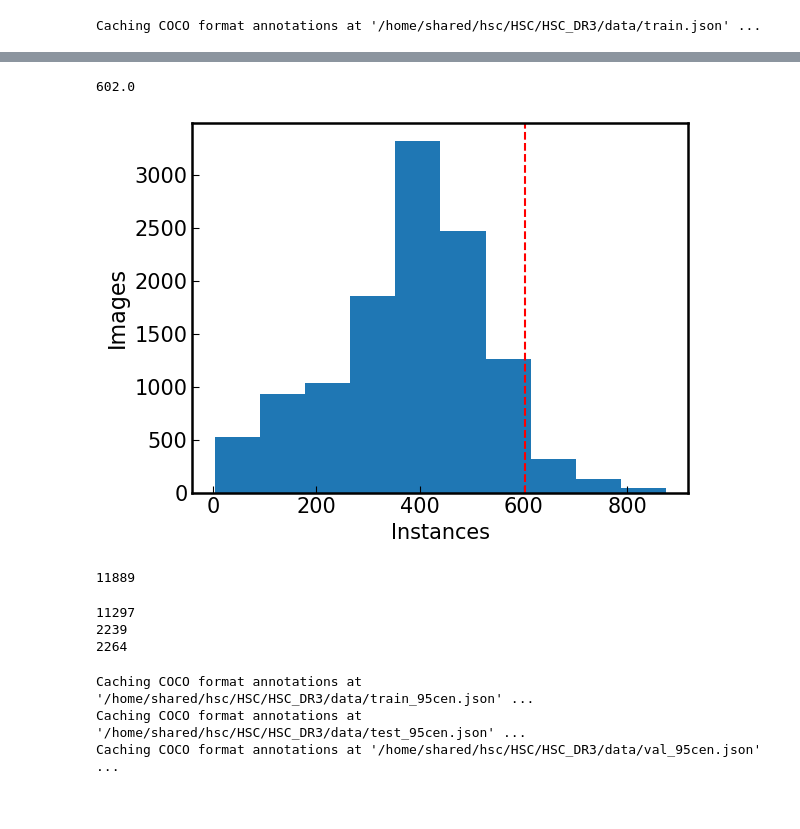
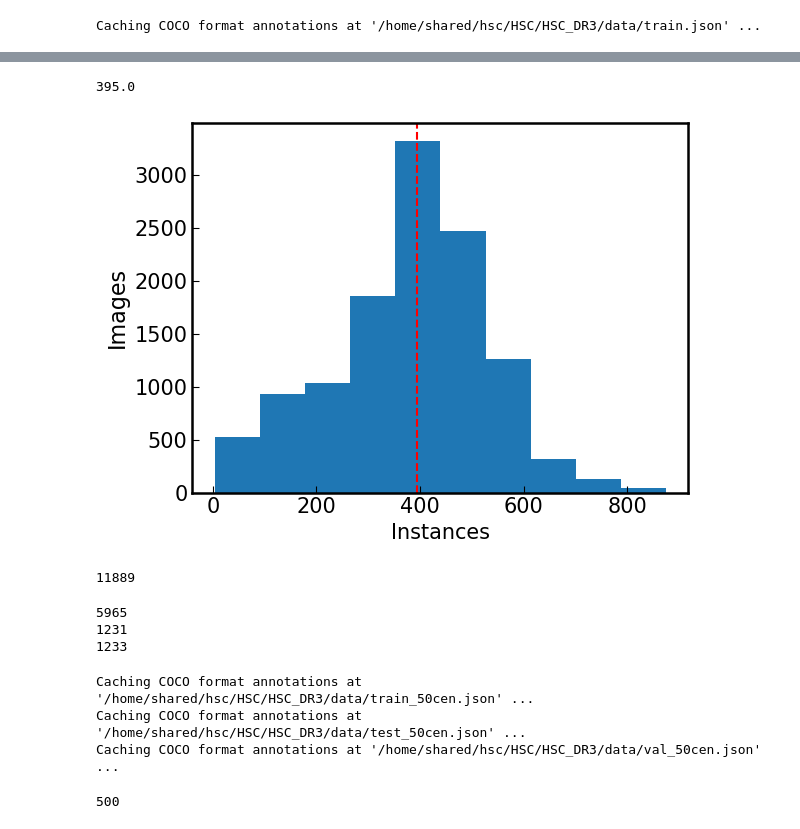
Before and after one commit to burke86/deepdisc, a Jupyter notebook: format_hsc_data.ipynb, the cells around one changed output, grey strips where cells are left out. Cells and saved outputs as stored; diff of their text form; code cells hidden in the pictures.

```diff
--- a/format_hsc_data.ipynb
+++ b/format_hsc_data.ipynb
@@ -303,17 +309,17 @@ for i in range(len(dataset_dicts['train'])):
     instances_list.append(instances)
 instances_list = np.array(instances_list)
 # %%
-pcen = np.percentile(instances_list,95)
+pcen = np.percentile(instances_list,50)
 print(pcen)
 plt.hist(instances_list)
 plt.axvline(pcen,linestyle='--',color='r')
 plt.xlabel('Instances',fontsize=15)
 plt.ylabel('Images', fontsize=16)
-plt.savefig('/home/g4merz/deblend/plots/training_instance_hist.png')
+#plt.savefig('/home/g4merz/deblend/plots/training_instance_hist.png')
 plt.show()
 # %% [output]
-602.0
+395.0
-[figure, old version]
+[figure, new version]
 # %%
 len(dataset_dicts['train'])
 # %% [output]
@@ -326,14 +332,14 @@ print(len(new_dataset_dict_test))
 new_dataset_dict_val = [ elem for elem in dataset_dicts['val'] if len(elem['annotations'])<= pcen]
 print(len(new_dataset_dict_val))
 # %% [output]
-11297
-2239
-2264
+5965
+1231
+1233
 # %%
-convert_to_json(new_dataset_dict_train, 'astro_train', os.path.join(dirpath,'train_95cen.json'), allow_cached=False)
-convert_to_json(new_dataset_dict_test, 'astro_test', os.path.join(dirpath,'test_95cen.json'), allow_cached=False)
-convert_to_json(new_dataset_dict_val, 'astro_val', os.path.join(dirpath,'val_95cen.json'), allow_cached=False)
+convert_to_json(new_dataset_dict_train, 'astro_train', os.path.join(dirpath,'train_50cen.json'), allow_cached=False)
+convert_to_json(new_dataset_dict_test, 'astro_test', os.path.join(dirpath,'test_50cen.json'), allow_cached=False)
+convert_to_json(new_dataset_dict_val, 'astro_val', os.path.join(dirpath,'val_50cen.json'), allow_cached=False)
 # %% [output]
-Caching COCO format annotations at '/home/shared/hsc/HSC/HSC_DR3/data/train_95cen.json' ...
-Caching COCO format annotations at '/home/shared/hsc/HSC/HSC_DR3/data/test_95cen.json' ...
-Caching COCO format annotations at '/home/shared/hsc/HSC/HSC_DR3/data/val_95cen.json' ...
+Caching COCO format annotations at '/home/shared/hsc/HSC/HSC_DR3/data/train_50cen.json' ...
+Caching COCO format annotations at '/home/shared/hsc/HSC/HSC_DR3/data/test_50cen.json' ...
+Caching COCO format annotations at '/home/shared/hsc/HSC/HSC_DR3/data/val_50cen.json' ...
@@ -339,0 +352,6 @@ Caching COCO format annotations at '/home/shared/hsc/HSC/HSC_DR3/data/val_95cen.
+# %%
+ts = '/home/shared/hsc/HSC/HSC_DR3/data/train_small.json'
+d_small = get_data_from_json(ts)
+len(d_small)
+# %% [output]
+500
```
Also changed, not shown: parts of 7 cells of this notebook, 8 other files.
